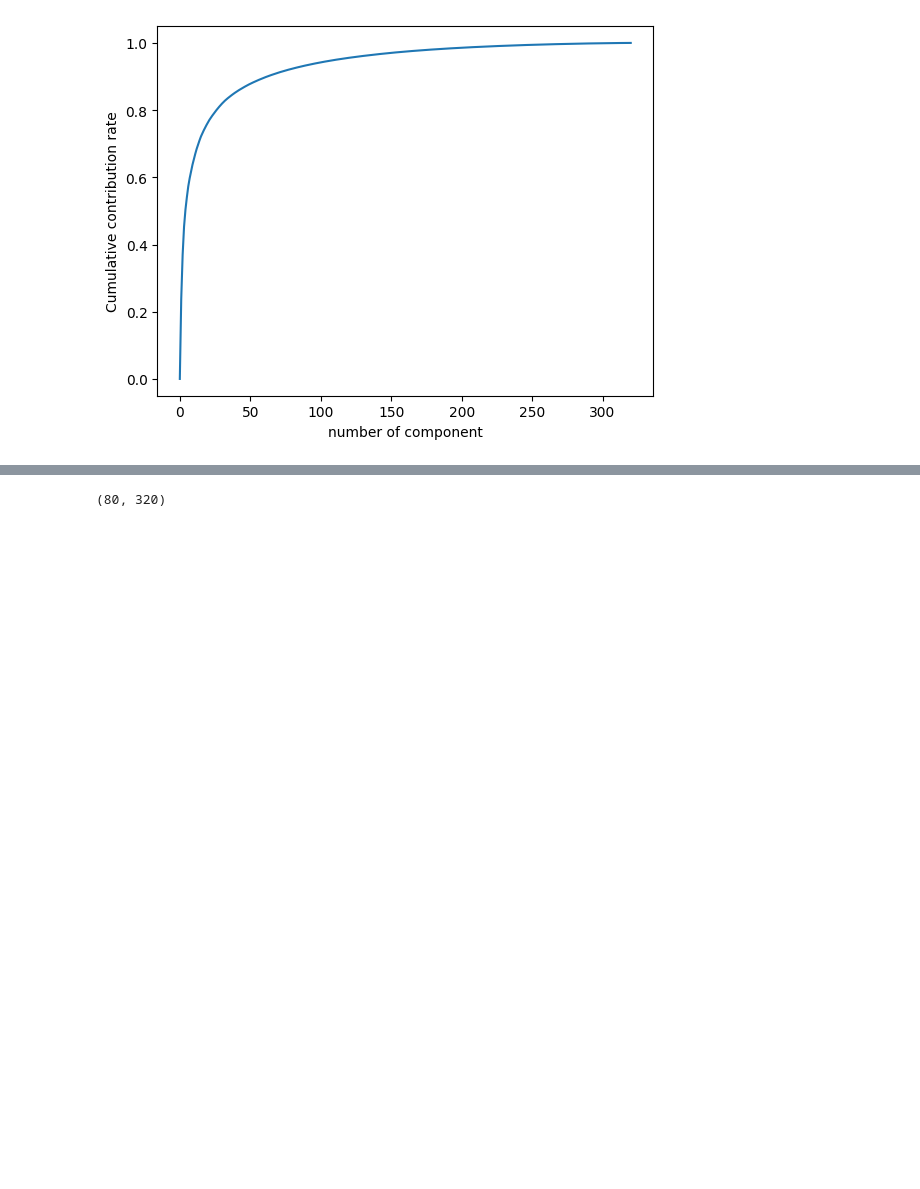
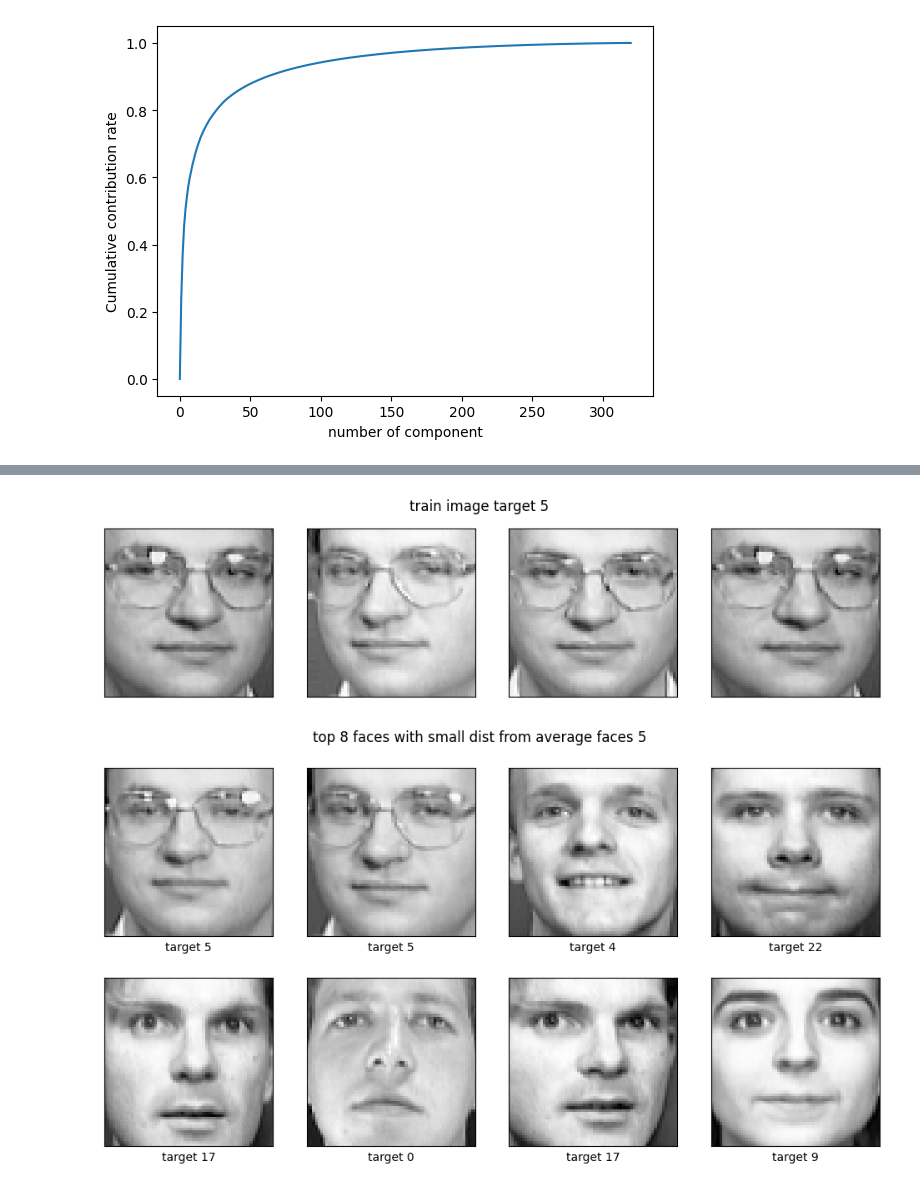
Before and after one commit to KodaiS/ML-study, a Jupyter notebook: EigenFaces.ipynb, the cells around one changed output, grey strips where cells are left out. Cells and saved outputs as stored; diff of their text form; code cells hidden in the pictures; blank space fills up the shorter version.

```diff
--- a/EigenFaces.ipynb
+++ b/EigenFaces.ipynb
@@ -198,7 +198,7 @@ fig.show()
 # %%
 from sklearn.decomposition import PCA
 pca = PCA()
-_ = pca.fit_transform(matrix_A_train.T)
+faces_train_pca = pca.fit_transform(matrix_A_train.T)
 # %%
 # 固有顔を描画
 fig, axes = plt.subplots(4, 4, figsize=(12, 12))
@@ -259,4 +259,39 @@ $$
-# %%
-np.dot((faces_image_test - average_face).reshape(len(faces_target_test), -1), pca.components_.T).shape
-# %% [output]
-(80, 320)
+# %%
+# テストのデータ行列
+diff_faces_test = faces_image_test - average_face
+matrix_A_test = diff_faces_test.reshape(len(diff_faces_test), -1).T
+
+# テストの顔空間への射影
+faces_test_pca = pca.transform(matrix_A_test.T)
+
+# 顔空間の100次元だけを使用してターゲット平均顔との距離を求める
+# ターゲット平均は4つの顔をランダムに選ぶ
+M = 100
+tgt = 5
+idx = np.random.choice(8, size=4)
+target_faces_pca = faces_train_pca[faces_target_train == tgt][idx]
+average_target_faces_pca = target_faces_pca.mean(axis=0)
+dist_face0 = np.sqrt(((faces_test_pca[:, :M] - average_target_faces_pca[:M]) ** 2).sum(axis=1))
+
+# 顔画像の描画
+fig, axes = plt.subplots(1, 4, figsize=(12, 3))
+axes = axes.flatten()
+for i in range(4):
+    axes[i].imshow(faces_image_train[faces_target_train == tgt][idx][i], cmap="gray")
+    axes[i].set_xticks([])
+    axes[i].set_yticks([])
+fig.suptitle(f"train image target {tgt}", y=0.95)
+fig.show()
+
+fig, axes = plt.subplots(2, 4, figsize=(12, 6))
+axes = axes.flatten()
+for i in range(8):
+    axes[i].imshow(faces_image_test[dist_face0.argsort()][i], cmap="gray")
+    axes[i].set_xticks([])
+    axes[i].set_yticks([])
+    axes[i].set_xlabel(f"target {faces_target_test[dist_face0.argsort()][i]}")
+fig.suptitle(f"top 8 faces with small dist from average faces {tgt}", y=0.95)
+fig.show()
+# %% [output]
+[figure, added]
+[figure, added]
```
Also changed, not shown: parts of 5 cells of this notebook.
